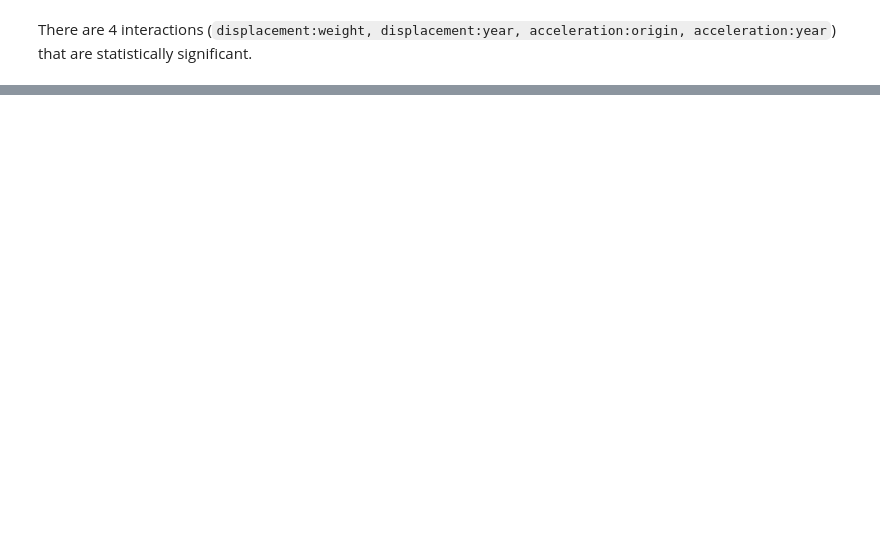
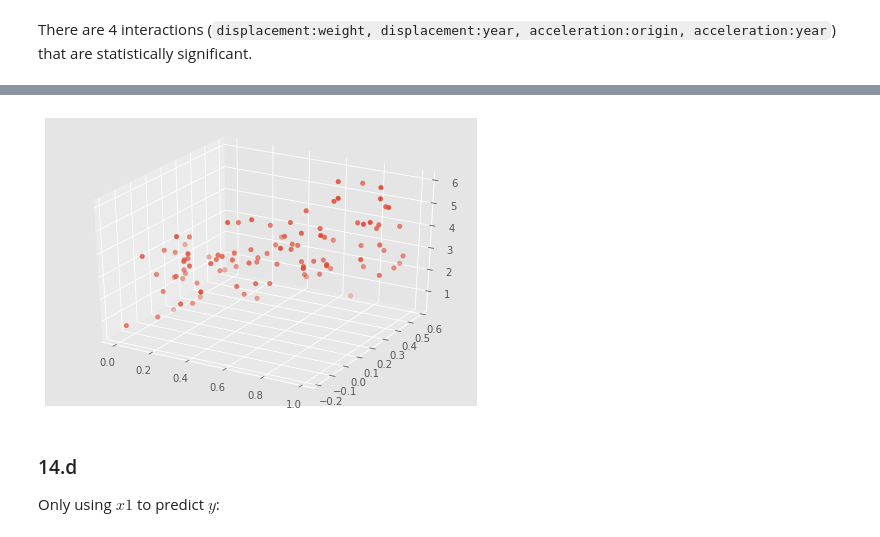
Before and after one commit to maurock/ISLR, a Jupyter notebook: Chapter_3.ipynb, the cells around one changed output, grey strips where cells are left out. Saved outputs shown, nothing was run; the diff lists cells and outputs as text; code cells hidden in the pictures; blank space fills up the shorter version.

```diff
--- a/Chapter_3.ipynb
+++ b/Chapter_3.ipynb
@@ -534,0 +1102,10 @@ There are 4 interactions (`displacement:weight, displacement:year, acceleration:
+# %%
+fig = plt.figure()
+ax = Axes3D(fig)
+ax.scatter(x1, x2, y)
+plt.show()
+# %% [output]
+[figure, added]
+# %% [markdown]
+### 14.d
+Only using $x1$ to predict $y$:
```
Also changed, not shown: parts of 97 cells of this notebook.
